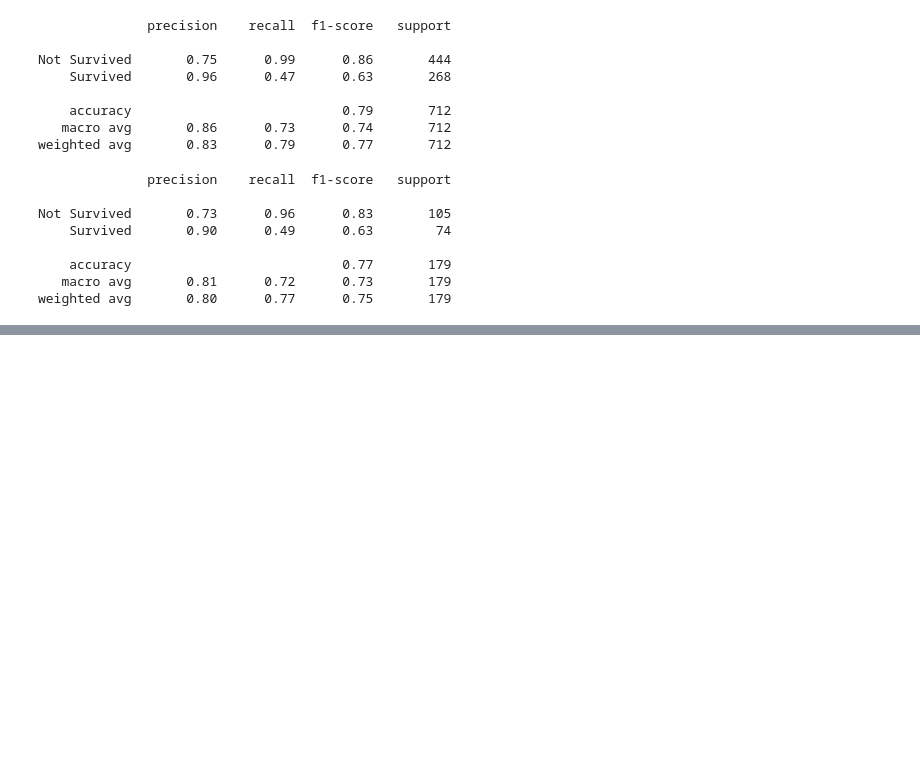
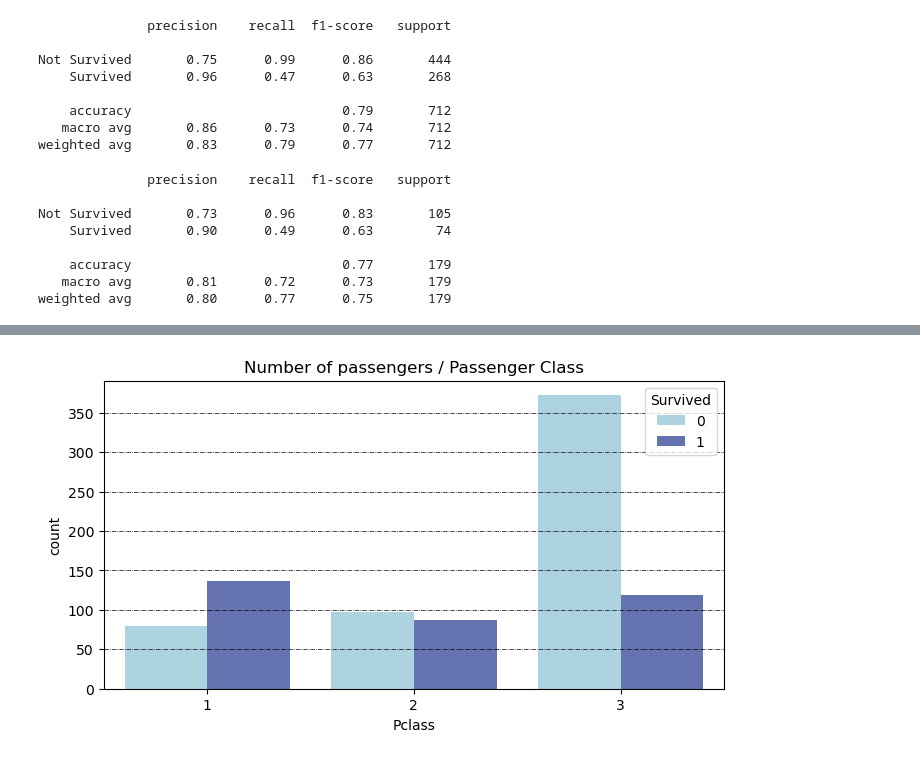
Before and after one commit to Kuba-8/titanic_problem_set, a Jupyter notebook: modularisation.ipynb, the cells around one changed output, grey strips where cells are left out. Cells and saved outputs as stored; diff of their text form; code cells hidden in the pictures; blank space fills up the shorter version.

```diff
--- a/modularisation.ipynb
+++ b/modularisation.ipynb
@@ -173,0 +183,4 @@ weighted avg       0.80      0.77      0.75       179
+# %%
+plot_count_pairs(train_df,  "Pclass", "Passenger Class", hue="Survived")
+# %% [output]
+[figure, added]
```
Also changed, not shown: parts of 8 cells of this notebook, 8 other files.
